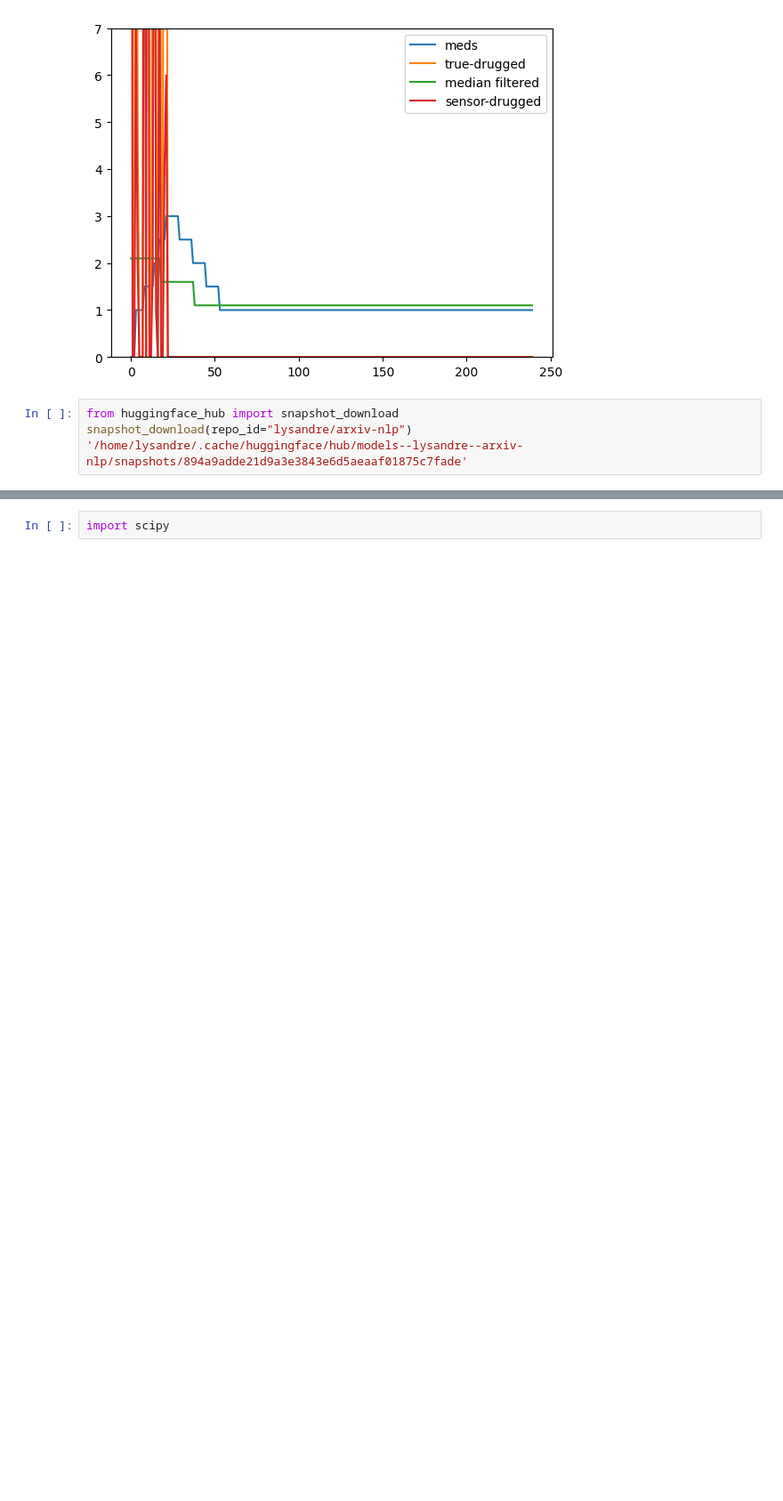
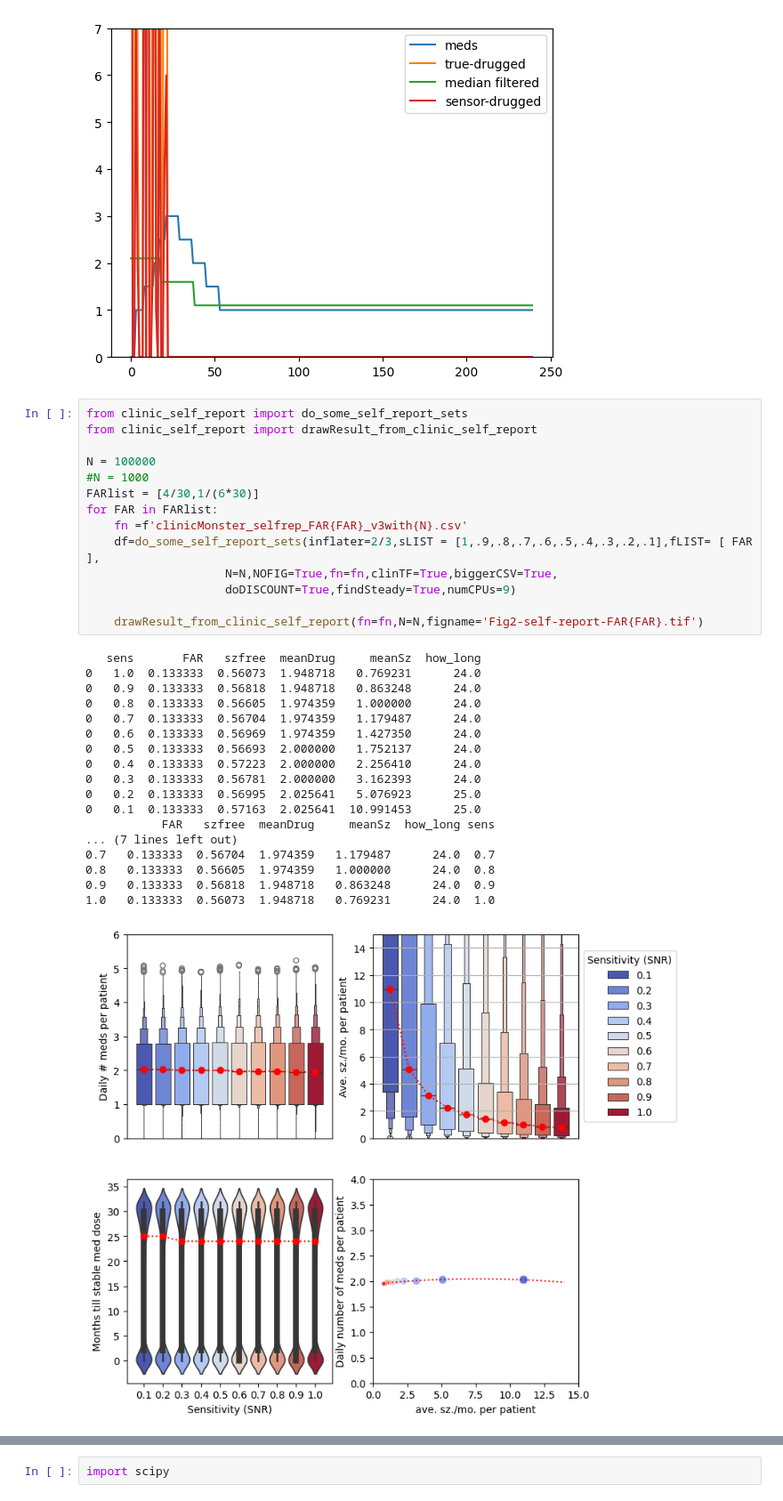
Before and after one commit to GoldenholzLab/WEARsimulator, a Jupyter notebook: clinic_self_report.ipynb, the cells around one changed output, grey strips where cells are left out. Shown at 89% size. Cells and saved outputs as stored; diff of their text form; blank space fills up the shorter version.

```diff
--- a/clinic_self_report.ipynb
+++ b/clinic_self_report.ipynb
@@ -65,7 +67,36 @@ sim1clinic(sens=.3,FAR=0,clinic_interval=3,clinTF=True,L=240,inflater=2/3,doDISC
 SS = 1.0 clin_int =3 38
 [393, 121, 276.0, 1, 38]
 [figure]
-# %%
-from huggingface_hub import snapshot_download
-snapshot_download(repo_id="lysandre/arxiv-nlp")
-'/home/lysandre/.cache/huggingface/hub/models--lysandre--arxiv-nlp/snapshots/894a9adde21d9a3e3843e6d5aeaaf01875c7fade'
+# %%
+from clinic_self_report import do_some_self_report_sets
+from clinic_self_report import drawResult_from_clinic_self_report
+
+N = 100000
+#N = 1000
+FARlist = [4/30,1/(6*30)]
+for FAR in FARlist:
+    fn =f'clinicMonster_selfrep_FAR{FAR}_v3with{N}.csv'
+    df=do_some_self_report_sets(inflater=2/3,sLIST = [1,.9,.8,.7,.6,.5,.4,.3,.2,.1],fLIST= [ FAR ],
+                    N=N,NOFIG=True,fn=fn,clinTF=True,biggerCSV=True,
+                    doDISCOUNT=True,findSteady=True,numCPUs=9)
+
+    drawResult_from_clinic_self_report(fn=fn,N=N,figname='Fig2-self-report-FAR{FAR}.tif')
+# %% [output]
+   sens       FAR   szfree  meanDrug     meanSz  how_long
+0   1.0  0.133333  0.56073  1.948718   0.769231      24.0
+0   0.9  0.133333  0.56818  1.948718   0.863248      24.0
+0   0.8  0.133333  0.56605  1.974359   1.000000      24.0
+0   0.7  0.133333  0.56704  1.974359   1.179487      24.0
+0   0.6  0.133333  0.56969  1.974359   1.427350      24.0
+0   0.5  0.133333  0.56693  2.000000   1.752137      24.0
+0   0.4  0.133333  0.57223  2.000000   2.256410      24.0
+0   0.3  0.133333  0.56781  2.000000   3.162393      24.0
+0   0.2  0.133333  0.56995  2.025641   5.076923      25.0
+0   0.1  0.133333  0.57163  2.025641  10.991453      25.0
+           FAR   szfree  meanDrug     meanSz  how_long sens
+... (7 lines left out)
+0.7   0.133333  0.56704  1.974359   1.179487      24.0  0.7
+0.8   0.133333  0.56605  1.974359   1.000000      24.0  0.8
+0.9   0.133333  0.56818  1.948718   0.863248      24.0  0.9
+1.0   0.133333  0.56073  1.948718   0.769231      24.0  1.0
+[figure, added]
```
Also changed, not shown: parts of 5 cells of this notebook, 1 other file.
